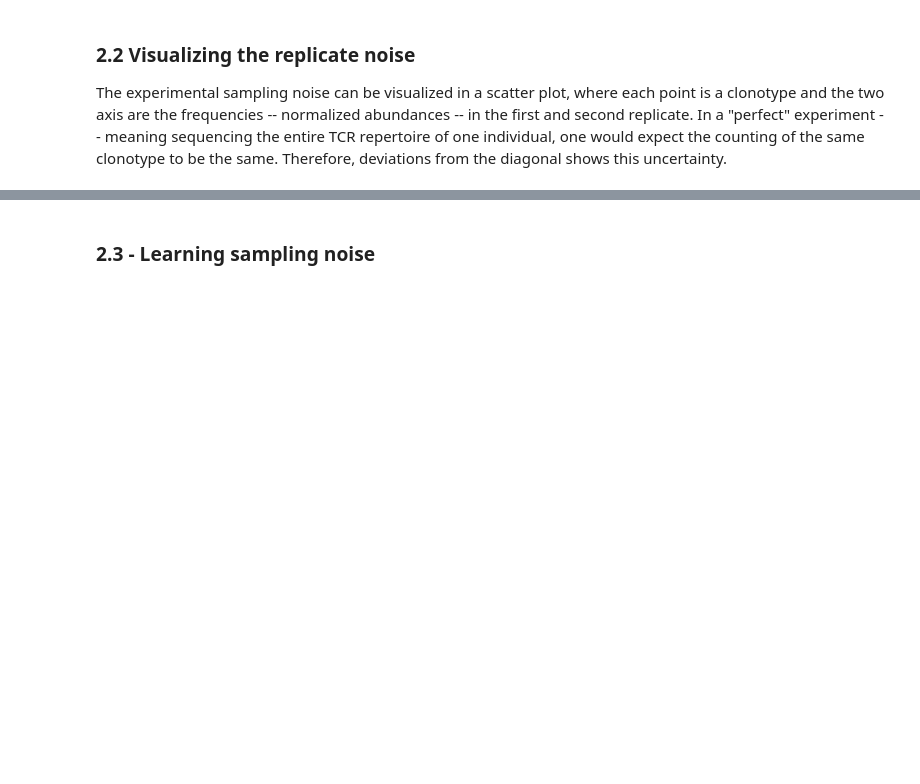
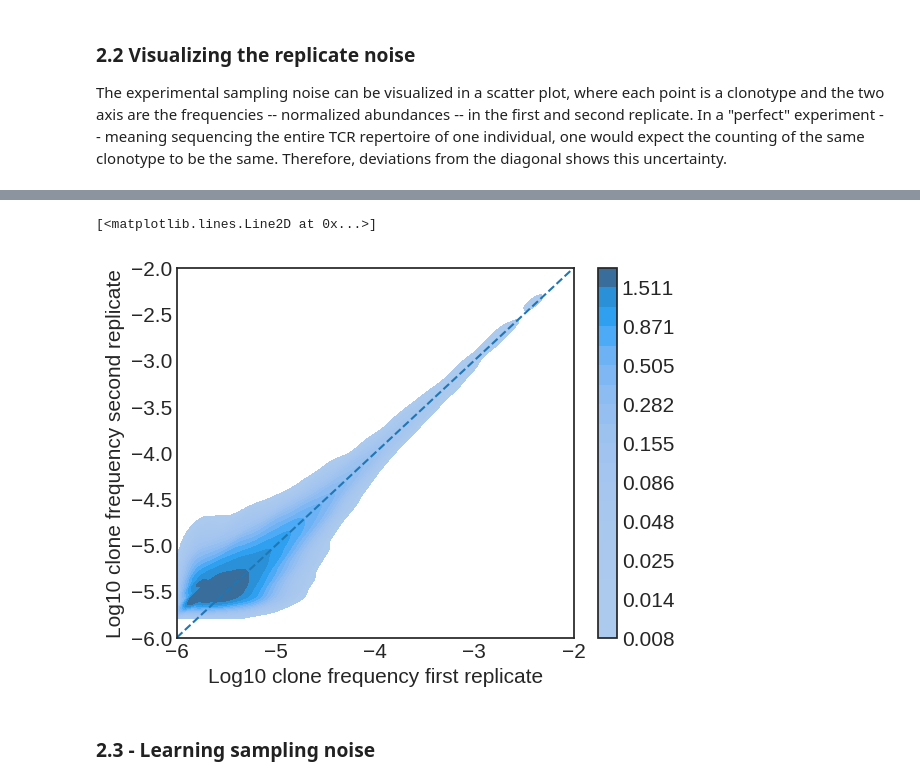
Before and after one commit to amazzoli/Quantitative_immunology, a Jupyter notebook: notebooks/Noiset_2_learning_the_noise_across_replicates.ipynb, the cells around one changed output, grey strips where cells are left out. Drawn from its saved outputs; the diff is of its cells as text; code cells hidden in the pictures; blank space fills up the shorter version.

```diff
--- a/notebooks/Noiset_2_learning_the_noise_across_replicates.ipynb
+++ b/notebooks/Noiset_2_learning_the_noise_across_replicates.ipynb
@@ -104,3 +106,21 @@ plt.axis([2.5e-7, 1e-1, 2.5e-7, 1e-1])
+# %%
+mask = np.logical_and(df_15['Clone_count_1'] > 2, df_15['Clone_count_2'] > 2)
+df_15_nozero = df_15[mask]
+x = np.log10(df_15_nozero['Clone_fraction_1'].values)
+y = np.log10(df_15_nozero['Clone_fraction_2'].values)
+# %%
+plt.xlabel(r'Log10 clone frequency first replicate', fontsize = 15)
+plt.ylabel(r'Log10 clone frequency second replicate', fontsize = 15)
+sns.kdeplot(
+    x=x, y=y, fill=True, levels=np.logspace(-2.5,0,20), cbar=True
+)
+plt.xlim(-6, -2)
+plt.ylim(-6, -2)
+X = np.linspace(-6,0,10)
+plt.plot(X,X, linestyle ='--')
+# %% [output]
+[<matplotlib.lines.Line2D at 0x...>]
+[figure, added]
 # %% [markdown]
 ### 2.3 - Learning sampling noise
 # %% [markdown]
```
Also changed, not shown: parts of 13 cells of this notebook.
